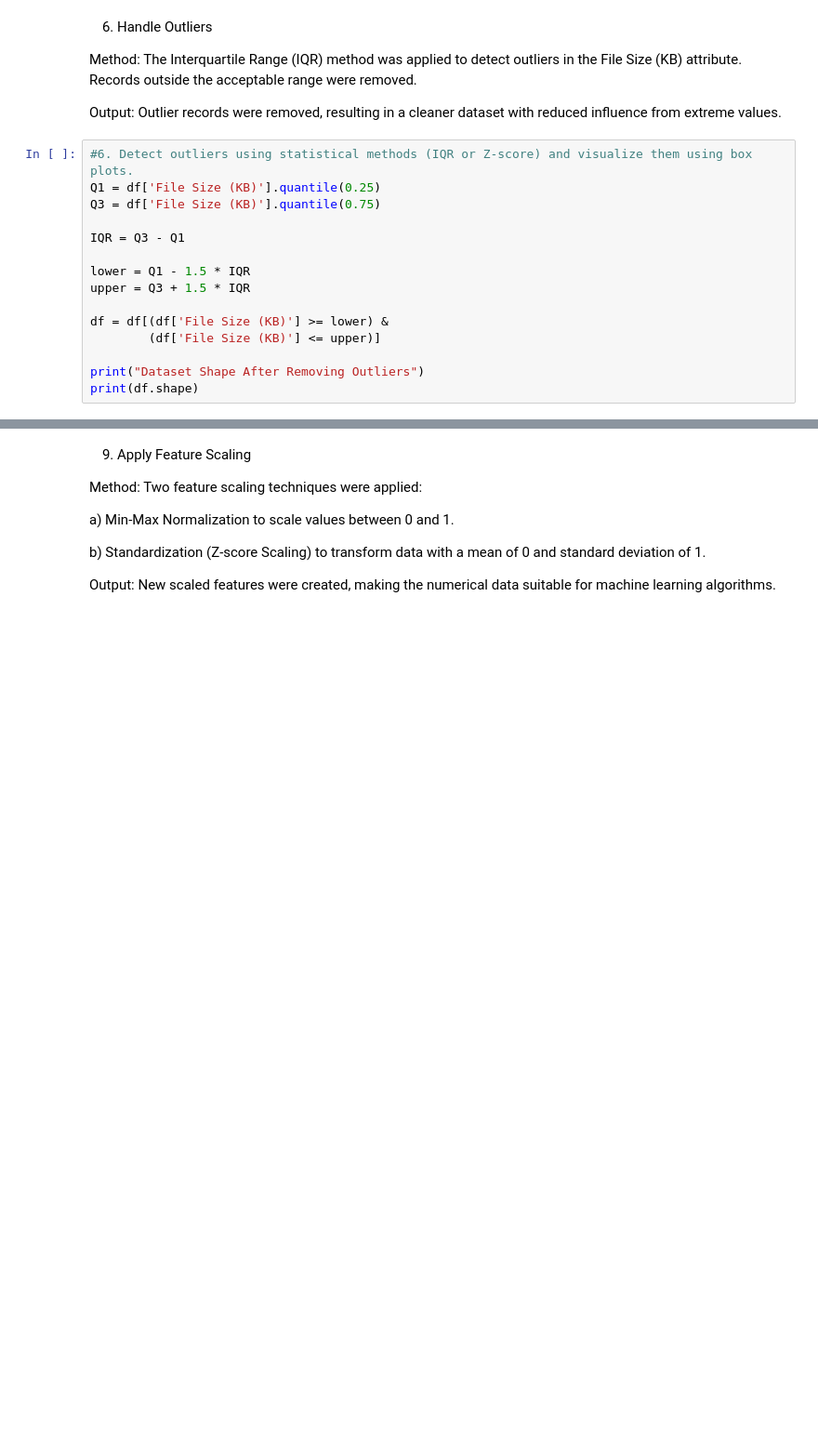
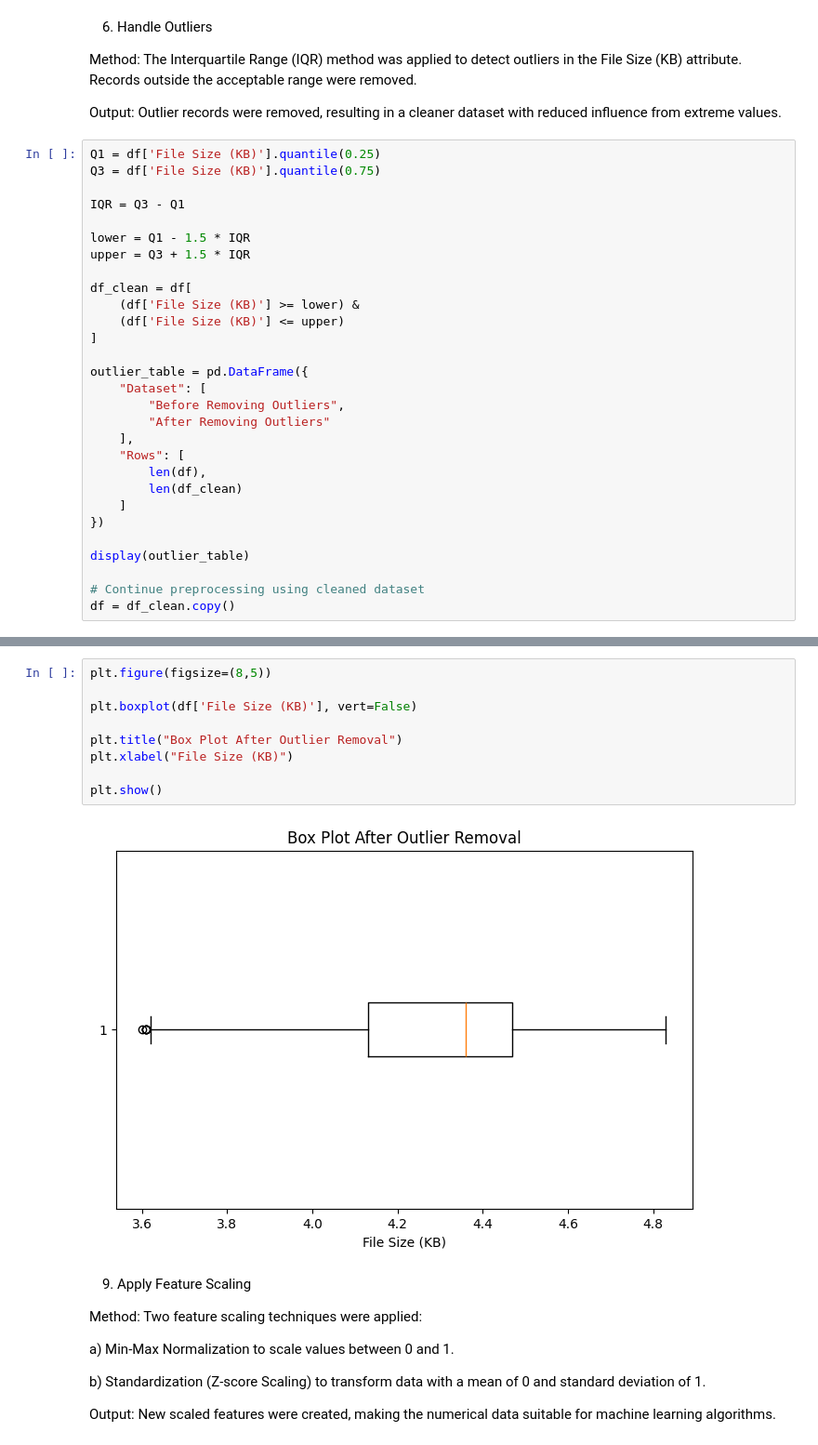
Before and after one commit to grehna29/AI-ML-Lab, a Jupyter notebook: AI_ML_LAB.ipynb, the cells around one changed output, grey strips where cells are left out. Shown at 93% size. Saved outputs shown, nothing was run; the diff lists cells and outputs as text; blank space fills up the shorter version.

```diff
--- a/AI_ML_LAB.ipynb
+++ b/AI_ML_LAB.ipynb
@@ -206,7 +286,6 @@ The Interquartile Range (IQR) method was applied to detect outliers in the File
 Output:
 Outlier records were removed, resulting in a cleaner dataset with reduced influence from extreme values.
 # %%
-#6. Detect outliers using statistical methods (IQR or Z-score) and visualize them using box plots.
 Q1 = df['File Size (KB)'].quantile(0.25)
 Q3 = df['File Size (KB)'].quantile(0.75)
 
@@ -215,9 +294,24 @@ IQR = Q3 - Q1
 lower = Q1 - 1.5 * IQR
 upper = Q3 + 1.5 * IQR
 
-df = df[(df['File Size (KB)'] >= lower) &
-        (df['File Size (KB)'] <= upper)]
+df_clean = df[
+    (df['File Size (KB)'] >= lower) &
+    (df['File Size (KB)'] <= upper)
+]
 
-print("Dataset Shape After Removing Outliers")
-print(df.shape)
+outlier_table = pd.DataFrame({
+    "Dataset": [
+        "Before Removing Outliers",
+        "After Removing Outliers"
+    ],
+    "Rows": [
+        len(df),
+        len(df_clean)
+    ]
+})
+
+display(outlier_table)
+
+# Continue preprocessing using cleaned dataset
+df = df_clean.copy()
 # %% [output]
@@ -226,3 +323,14 @@ Dataset Shape After Removing Outliers
+# %%
+plt.figure(figsize=(8,5))
+
+plt.boxplot(df['File Size (KB)'], vert=False)
+
+plt.title("Box Plot After Outlier Removal")
+plt.xlabel("File Size (KB)")
+
+plt.show()
+# %% [output]
+[figure, added]
 # %% [markdown]
 9. Apply Feature Scaling
 
```
Also changed, not shown: parts of 21 cells of this notebook.
